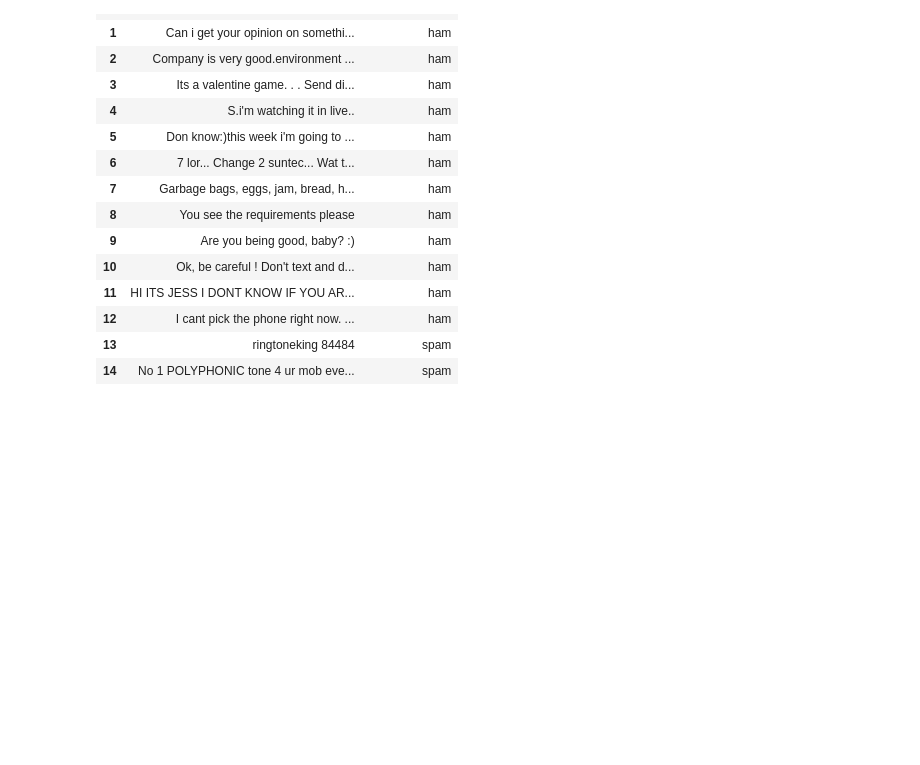
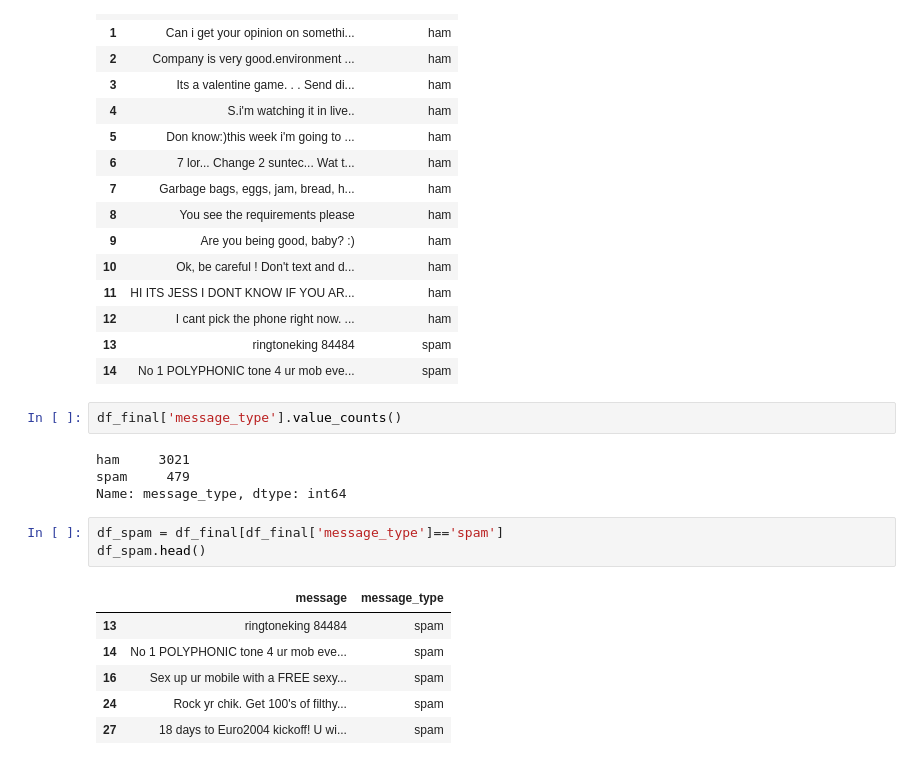
Before and after one commit to ErfanEbrahimiBazaz/spam_detection_with_nltk, a Jupyter notebook: spam detection.ipynb, the cells around one changed output. Drawn from its saved outputs; the diff is of its cells as text; blank space fills up the shorter version.

```diff
--- a/spam detection.ipynb
+++ b/spam detection.ipynb
@@ -101,3 +103,19 @@ df_final[:15]
 | 12 | I cant pick the phone right now. ... | ham |
 | 13 | ringtoneking 84484 | spam |
 | 14 | No 1 POLYPHONIC tone 4 ur mob eve... | spam |
+# %%
+df_final['message_type'].value_counts()
+# %% [output]
+ham     3021
+spam     479
+Name: message_type, dtype: int64
+# %%
+df_spam = df_final[df_final['message_type']=='spam']
+df_spam.head()
+# %% [output]
+|  | message | message_type |
+| 13 | ringtoneking 84484 | spam |
+| 14 | No 1 POLYPHONIC tone 4 ur mob eve... | spam |
+| 16 | Sex up ur mobile with a FREE sexy... | spam |
+| 24 | Rock yr chik. Get 100's of filthy... | spam |
+| 27 | 18 days to Euro2004 kickoff! U wi... | spam |
```
Also changed, not shown: parts of 18 cells of this notebook.
